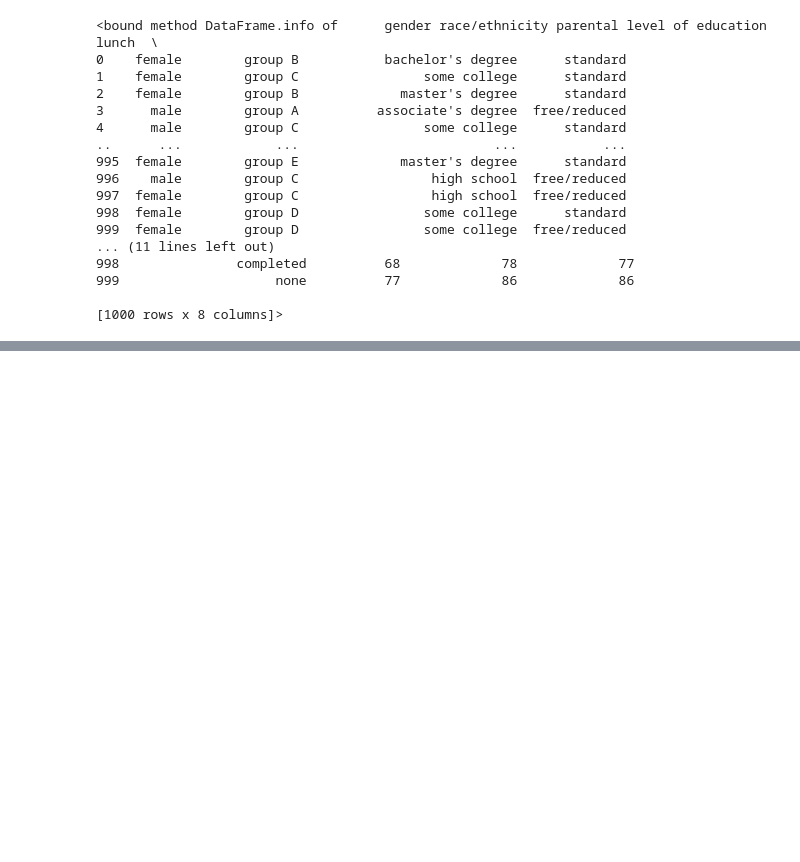
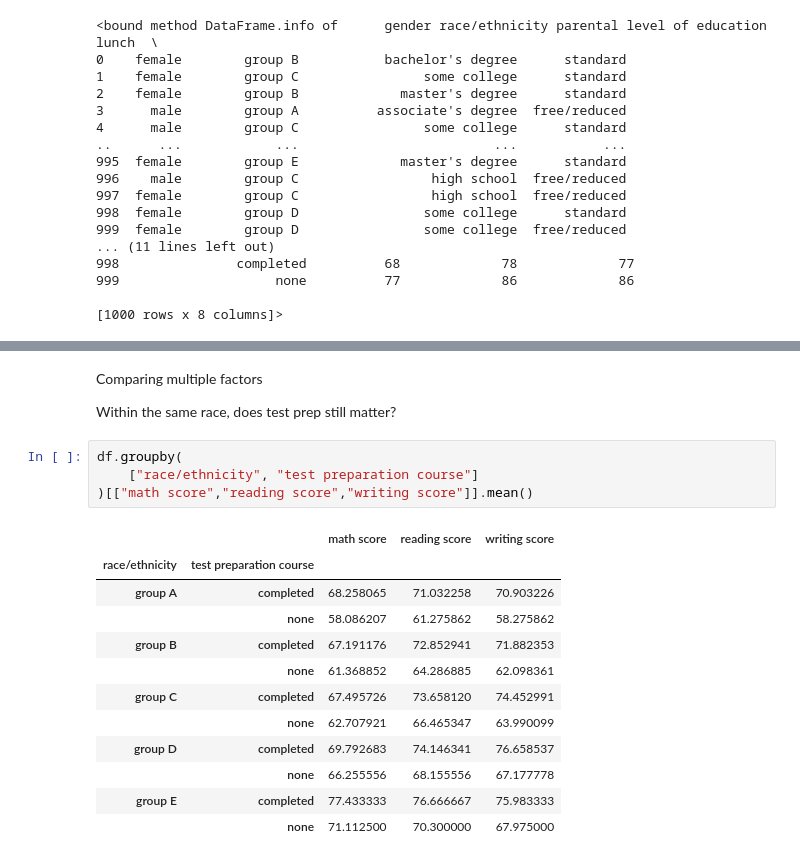
Before and after one commit to SoftwareReboot/Machine-learning-basics, a Jupyter notebook: Data-foundations/Phase1; data foundations.ipynb, the cells around one changed output, grey strips where cells are left out. Cells and saved outputs as stored; diff of their text form; blank space fills up the shorter version.

```diff
--- a/Data-foundations/Phase1; data foundations.ipynb
+++ b/Data-foundations/Phase1; data foundations.ipynb
@@ -106,0 +242,21 @@ Exploratory Data Analysis
+# %% [markdown]
+Comparing multiple factors
+
+Within the same race, does test prep still matter?
+# %%
+df.groupby(
+    ["race/ethnicity", "test preparation course"]
+)[["math score","reading score","writing score"]].mean()
+# %% [output]
+|  |  | math score | reading score | writing score |
+| race/ethnicity | test preparation course |  |  |  |
+| group A | completed | 68.258065 | 71.032258 | 70.903226 |
+|  | none | 58.086207 | 61.275862 | 58.275862 |
+| group B | completed | 67.191176 | 72.852941 | 71.882353 |
+|  | none | 61.368852 | 64.286885 | 62.098361 |
+| group C | completed | 67.495726 | 73.658120 | 74.452991 |
+|  | none | 62.707921 | 66.465347 | 63.990099 |
+| group D | completed | 69.792683 | 74.146341 | 76.658537 |
+|  | none | 66.255556 | 68.155556 | 67.177778 |
+| group E | completed | 77.433333 | 76.666667 | 75.983333 |
+|  | none | 71.112500 | 70.300000 | 67.975000 |
```
Also changed, not shown: parts of 14 cells of this notebook.
